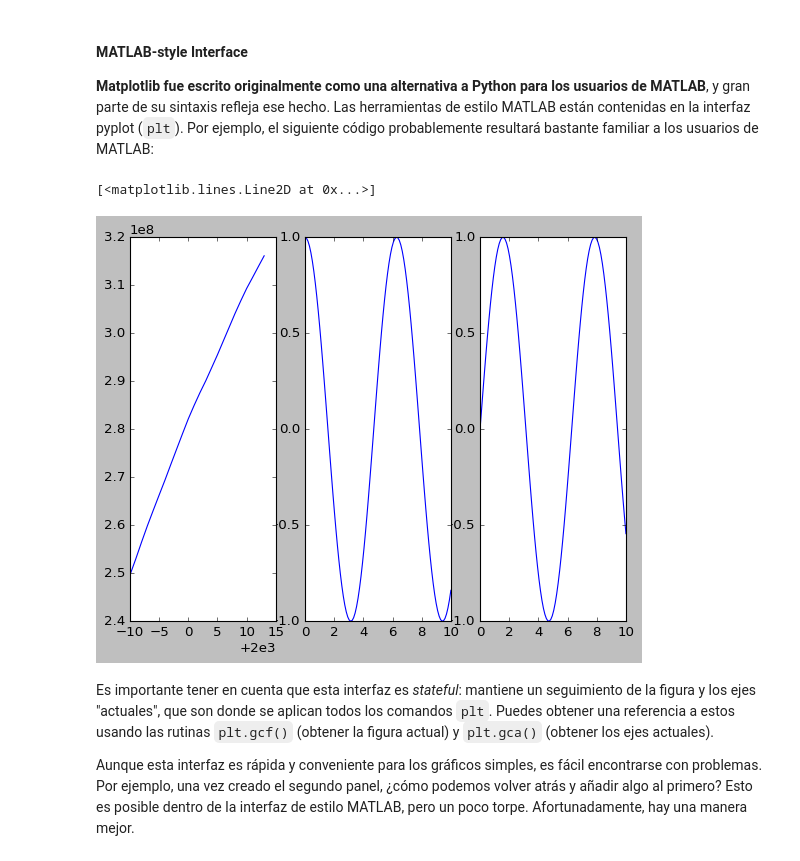
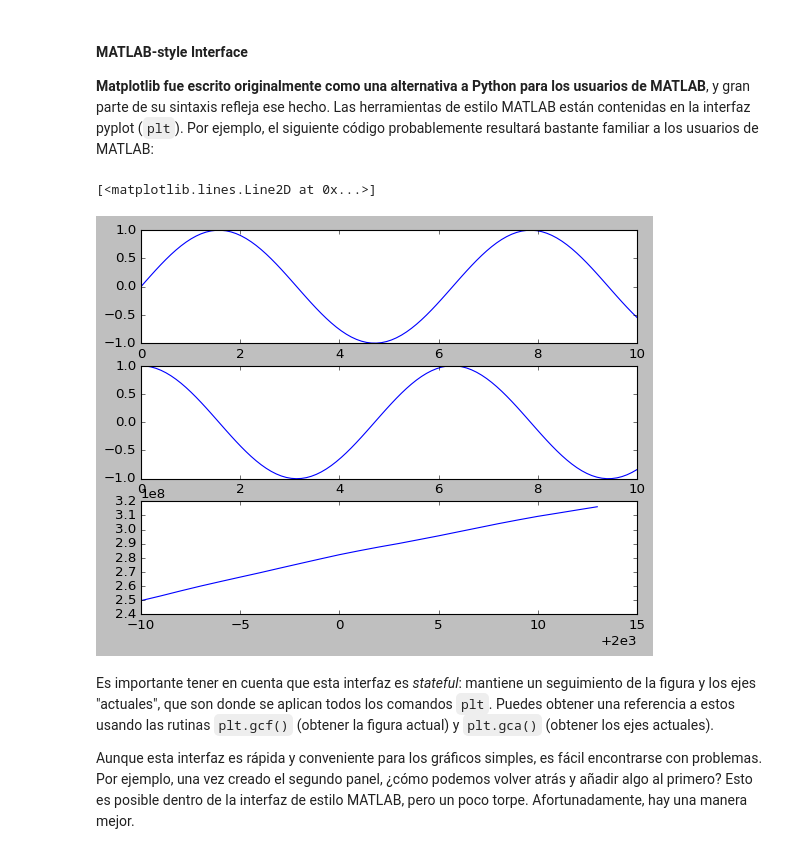
Before and after one commit to diego-dng/1026_DS_VITORIA-GASTEIZ, a Jupyter notebook: 2-Data_analysis/4-Visualización/1-Matplotlib/Viz1-Matplotlib_1_Intro.ipynb, the cells around one changed output. Cells and saved outputs as stored; diff of their text form; code cells hidden in the pictures.

```diff
--- a/2-Data_analysis/4-Visualización/1-Matplotlib/Viz1-Matplotlib_1_Intro.ipynb
+++ b/2-Data_analysis/4-Visualización/1-Matplotlib/Viz1-Matplotlib_1_Intro.ipynb
@@ -342,18 +343,18 @@ Por ejemplo, el siguiente código probablemente resultará bastante familiar a l
 # %%
 plt.figure()
 
-plt.subplot(1, 3, 3) # filas, columnas, posición
+plt.subplot(3, 1, 1) # filas, columnas, posición
 plt.plot(x, np.sin(x))
 
 
-plt.subplot(1, 3, 2) # filas, columnas, posición
+plt.subplot(3, 1, 2) # filas, columnas, posición
 plt.plot(x, np.cos(x))
 
-plt.subplot(1, 3, 1) # filas, columnas, posición
+plt.subplot(3, 1, 3) # filas, columnas, posición
 plt.plot(df_plot.index, df_plot.total)
 # %% [output]
 [<matplotlib.lines.Line2D at 0x...>]
-[figure, old version]
+[figure, new version]
 # %% [markdown]
 Es importante tener en cuenta que esta interfaz es *stateful*: mantiene un seguimiento de la figura y los ejes  "actuales", que son donde se aplican todos los comandos ``plt``.
 Puedes obtener una referencia a estos usando las rutinas ``plt.gcf()`` (obtener la figura actual) y ``plt.gca()`` (obtener los ejes actuales).
```
Also changed, not shown: parts of 3 cells of this notebook, 15 other files.
